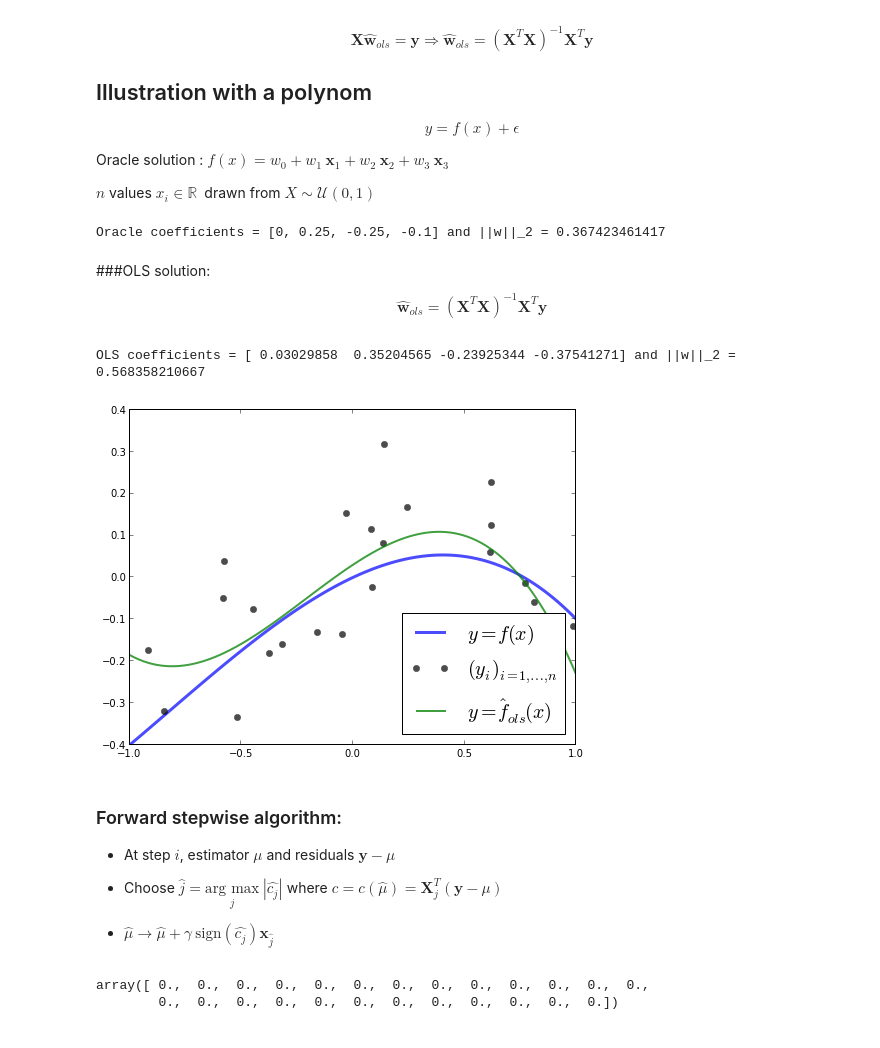
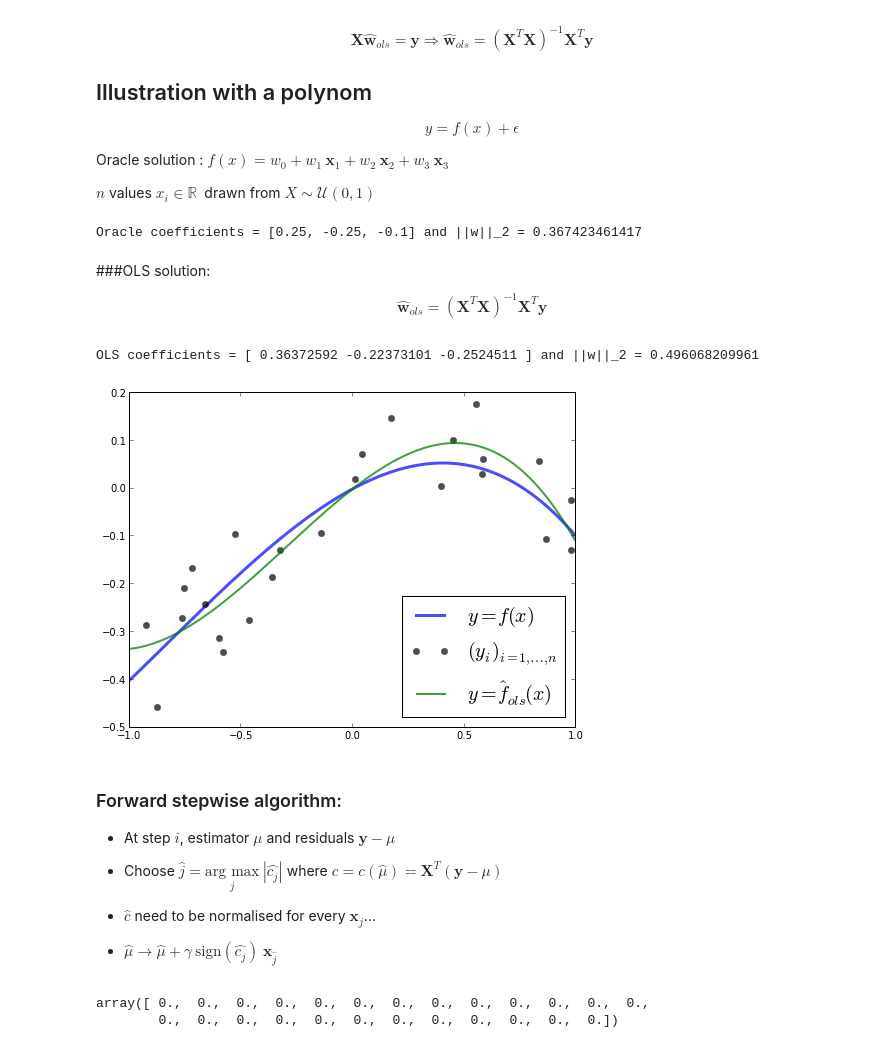
Before and after one commit to pilipolio/20130624_RegressionAndBiasVarianceTalk, a Jupyter notebook: LinearRegression.ipynb, the cells around one changed output. Saved outputs shown, nothing was run; the diff lists cells and outputs as text; code cells hidden in the pictures.

```diff
--- a/LinearRegression.ipynb
+++ b/LinearRegression.ipynb
@@ -32,51 +32,58 @@ $n$ values $x_i \in \mathbb{R} \ $ drawn from $X \sim \mathcal{U}(0,1) $
 # %%
 n = 25
 d = 3
-w_oracle = [0, .25, -.25, -.1]
+# No intercept
+w_oracle = [.25, -.25, -.1]
 
 from numpy.polynomial.polynomial import Polynomial
+def create_polynom(w, intercept=0, domain=[-1, 1]):
+    """ With default null intercept"""
+    return Polynomial([intercept] + list(w), domain=domain)
+
 x_n = np.sort(np.random.uniform(low=-1, high=1, size=n))
-f_oracle = Polynomial(w_oracle, domain=[-1, 1])
+f_oracle = create_polynom(w_oracle)
 
 print 'Oracle coefficients = {} and ||w||_2 = {}'.format(w_oracle, np.linalg.norm(w_oracle))
 # %% [output]
-Oracle coefficients = [0, 0.25, -0.25, -0.1] and ||w||_2 = 0.367423461417
+Oracle coefficients = [0.25, -0.25, -0.1] and ||w||_2 = 0.367423461417
 # %% [markdown]
 ###OLS solution:
 
 $$ \hat{\mathbf{w}}_{ols} = (\mathbf{X}^T \mathbf{X})^{-1} \mathbf{X}^T \mathbf{y}$$
 # %%
 y_n = f_oracle(x_n) + np.random.normal(scale=.1, size=n)
-X_n_d = np.vstack((np.repeat(1, n), x_n, np.power(x_n,2), np.power(x_n,3))).T
+X_n_d = np.vstack((x_n, np.power(x_n,2), np.power(x_n,3))).T
 w_ols = np.dot(np.dot(np.linalg.inv(np.dot(X_n_d.T, X_n_d)), X_n_d.T), y_n)
 
 print 'OLS coefficients = {} and ||w||_2 = {}'.format(w_ols, np.linalg.norm(w_ols))
 
 def plot_polynomial_fit(oracle_P, ols_fit_P, fit_label, fit_alpha=.75, fig=None, ax=None):
     if type(oracle_P) is not Polynomial:
-        oracle_P = Polynomial(oracle_P, domain=[-1, 1])
+        oracle_P = create_polynom(oracle_P)
     if type(ols_fit_P) is not Polynomial:
-        ols_fit_P = Polynomial(ols_fit_P, domain=[-1, 1])
+        ols_fit_P = create_polynom(ols_fit_P)
     if fig is None:
         f, ax = plt.subplots(1,1, figsize=(8, 6))
     ax.plot(*oracle_P.linspace(), color="b", ls="-", lw=3, alpha=.7, label="$y=f(x)$")
     ax.plot(x_n, y_n, "ko", alpha=.7,label="$(y_i)_{i=1,\ldots,n}$")
     ax.plot(*ols_fit_P.linspace(), color="g", ls="-", lw=2, alpha=fit_alpha, label=fit_label)
     plt.legend(loc="lower right", prop={'size':20})
     return fig, ax
 
 fig, ax = plot_polynomial_fit(w_oracle, w_ols, "$y=\hat{f}_{ols}(x)$")
 # %% [output]
-OLS coefficients = [ 0.03029858  0.35204565 -0.23925344 -0.37541271] and ||w||_2 = 0.568358210667
+OLS coefficients = [ 0.36372592 -0.22373101 -0.2524511 ] and ||w||_2 = 0.496068209961
-[figure, old version]
+[figure, new version]
 # %% [markdown]
 ### Forward stepwise algorithm:
 
 - At step $i$, estimator $\mu$ and residuals $\mathbf{y} - \mu$
 
-- Choose $\hat{j} = \underset{j}{\text{arg max}} \ | \hat{c_j}|$ where $\hat{c} = c(\hat{\mu}) = \mathbf{X}^T_j (\mathbf{y} - \mu)$
+- Choose $\hat{j} = \underset{j}{\text{arg max}} \ | \hat{c_j}|$ where $\hat{c} = c(\hat{\mu}) = \mathbf{X}^T (\mathbf{y} - \mu)$
 
-- $\hat{\mu} \rightarrow \hat{\mu} + \gamma \ \text{sign} (\hat{c_j}) \mathbf{x}_\hat{j}$
+- $\hat{c}$ need to be normalised for every $\mathbf{x}_j$...
+
+- $\hat{\mu} \rightarrow \hat{\mu} + \gamma \ \text{sign} (\hat{c_j}) \ \mathbf{x}_\hat{j}$
 # %%
 ##################
 ### Initialisation
```
Also changed, not shown: parts of 6 cells of this notebook, 1 other file.
